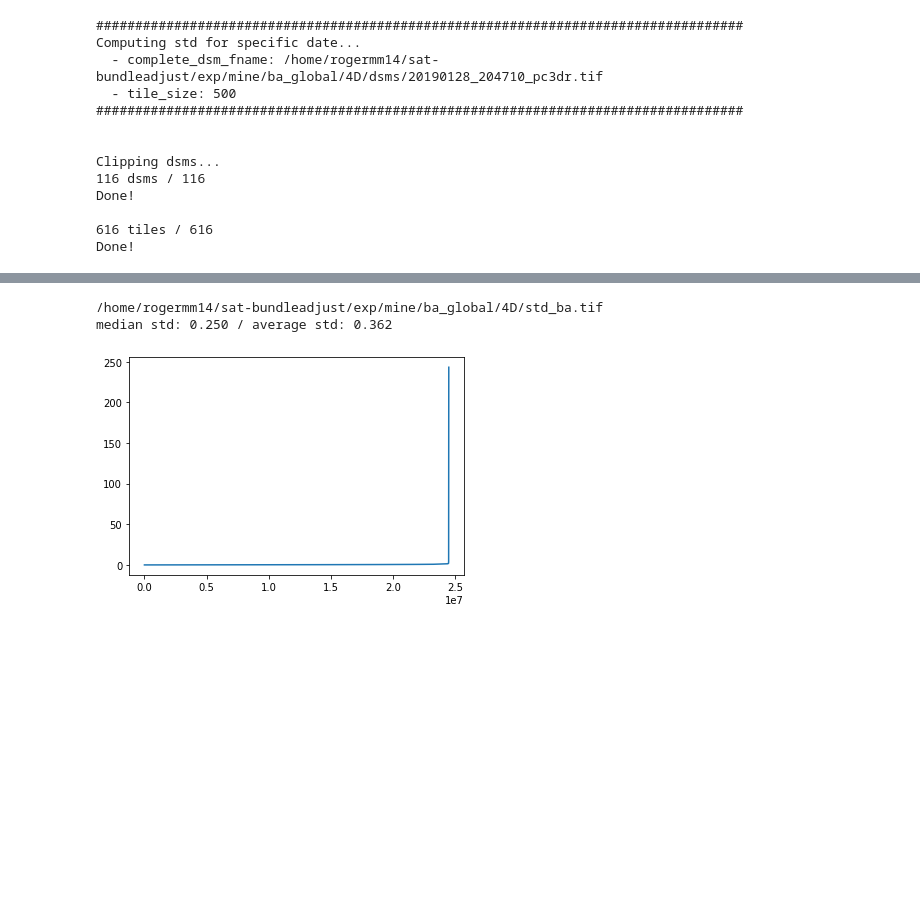
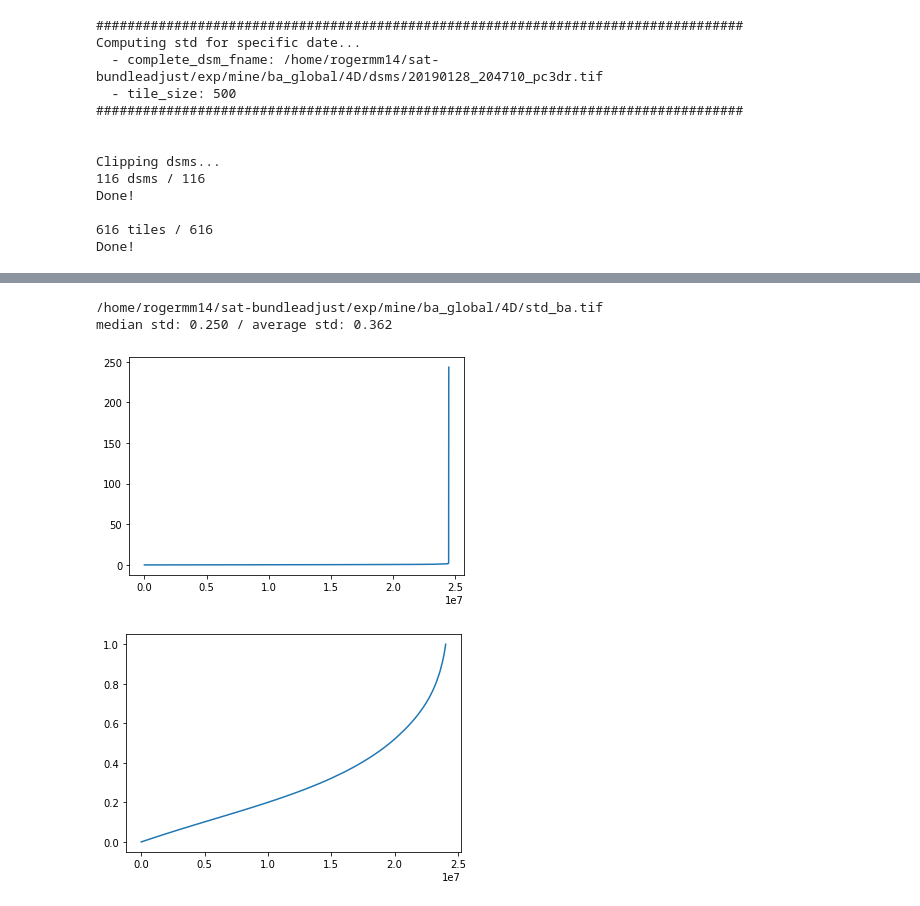
Before and after one commit to centreborelli/sat-bundleadjust, a Jupyter notebook: morenci_ba_pc3dr.ipynb, the cells around one changed output, grey strips where cells are left out. Cells and saved outputs as stored; diff of their text form; code cells hidden in the pictures; blank space fills up the shorter version.

```diff
--- a/morenci_ba_pc3dr.ipynb
+++ b/morenci_ba_pc3dr.ipynb
@@ -123,20 +113,24 @@ median std: 0.162 / average std: 6.610
 # %%
 #
 # bundle adjustment
 #
 
 std_fname = os.path.join(rec4D_dir, 'std_ba.tif')
 
 im = np.array(Image.open(std_fname)).flatten()
 im = np.sort(im[~np.isnan(im)])
 
 print('{} \nmedian std: {:.3f} / average std: {:.3f}'.format(std_fname, np.median(im), np.mean(im)))
 plt.plot(im)
 plt.show()
+
+plt.plot(im[im < 1.])
+plt.show()
 # %% [output]
 /home/rogermm14/sat-bundleadjust/exp/mine/ba_global/4D/std_ba.tif
 median std: 0.250 / average std: 0.362
 [figure]
+[figure, added]
 # %%
 std_fname = os.path.join(rec4D_dir, 'metrics/std_per_date/{}_std.tif'.format(t_id))
 
```
Also changed, not shown: parts of 16 cells of this notebook, 7 other files.
